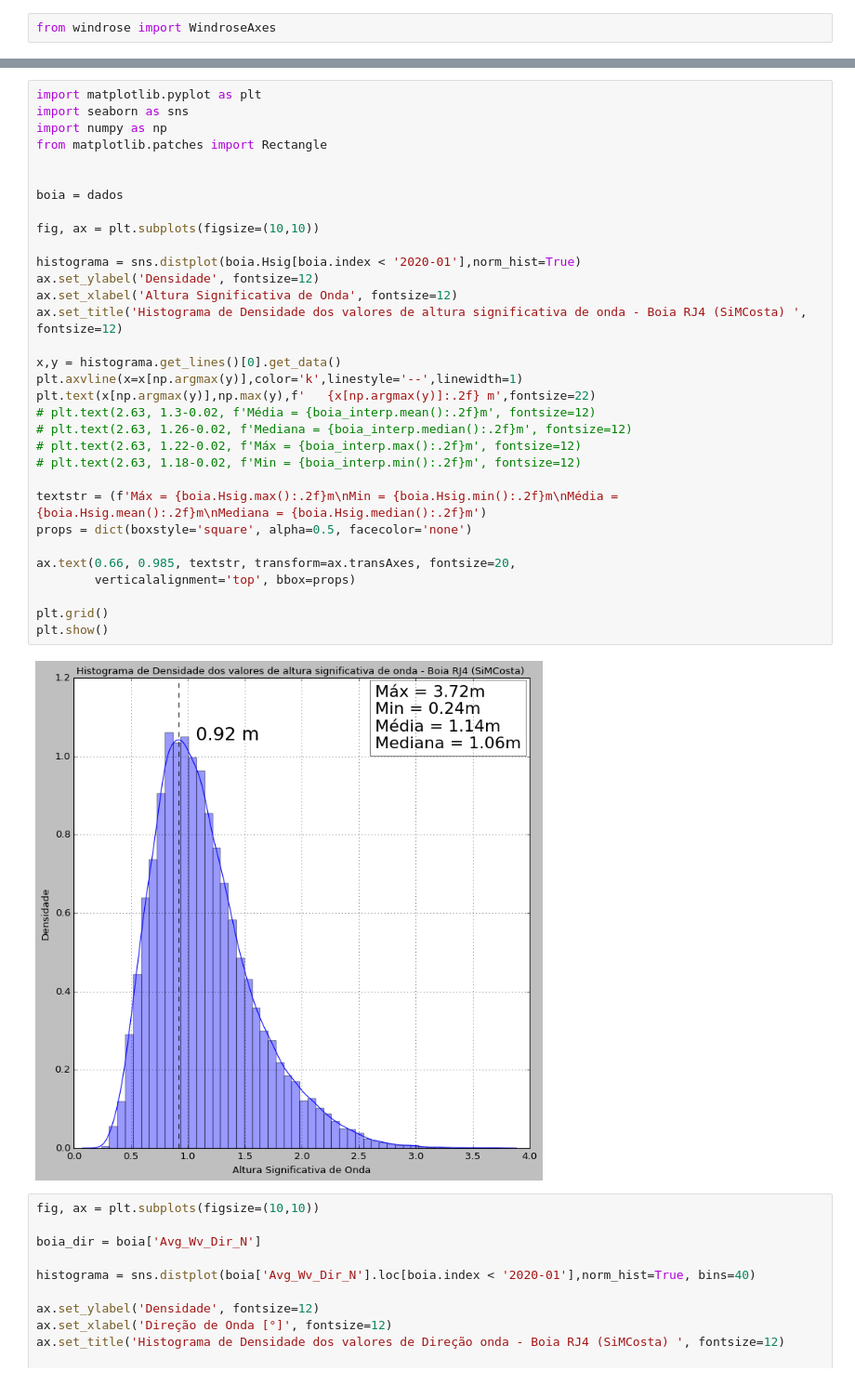
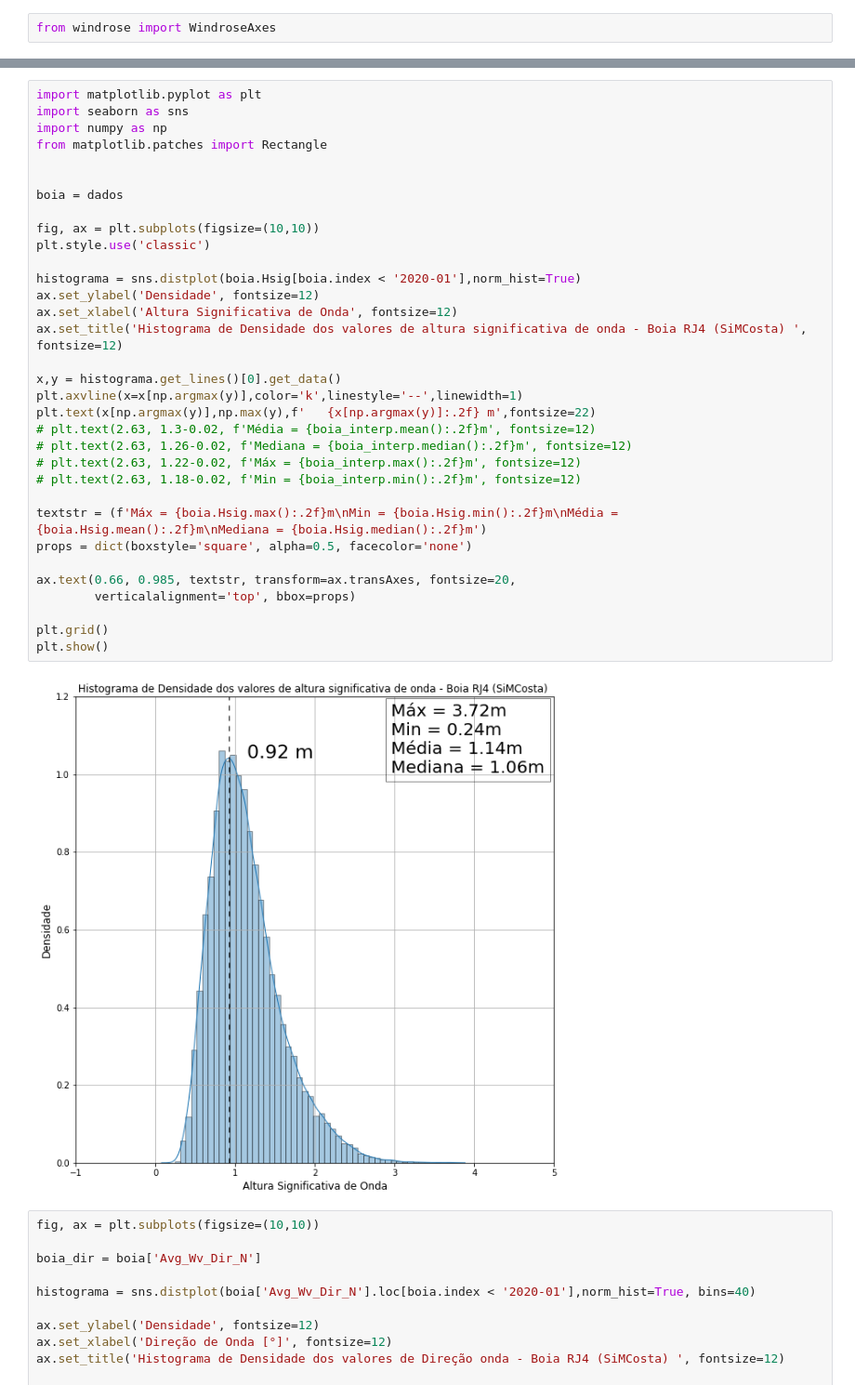
Before and after one commit to jonatanriq/oceanografia, a Jupyter notebook: analise_simcosta_ipanema.ipynb, the cells around one changed output, grey strips where cells are left out. Shown at 93% size. Cells and saved outputs as stored; diff of their text form.

```diff
--- a/analise_simcosta_ipanema.ipynb
+++ b/analise_simcosta_ipanema.ipynb
@@ -67,34 +64,35 @@ import seaborn as sns
 import numpy as np
 from matplotlib.patches import Rectangle
 
 
 boia = dados
 
 fig, ax = plt.subplots(figsize=(10,10))
+plt.style.use('classic')
 
 histograma = sns.distplot(boia.Hsig[boia.index < '2020-01'],norm_hist=True)
 ax.set_ylabel('Densidade', fontsize=12)
 ax.set_xlabel('Altura Significativa de Onda', fontsize=12)
 ax.set_title('Histograma de Densidade dos valores de altura significativa de onda - Boia RJ4 (SiMCosta) ', fontsize=12)
 
 x,y = histograma.get_lines()[0].get_data()
 plt.axvline(x=x[np.argmax(y)],color='k',linestyle='--',linewidth=1)
 plt.text(x[np.argmax(y)],np.max(y),f'   {x[np.argmax(y)]:.2f} m',fontsize=22)
 # plt.text(2.63, 1.3-0.02, f'Média = {boia_interp.mean():.2f}m', fontsize=12)
 # plt.text(2.63, 1.26-0.02, f'Mediana = {boia_interp.median():.2f}m', fontsize=12)
 # plt.text(2.63, 1.22-0.02, f'Máx = {boia_interp.max():.2f}m', fontsize=12)
 # plt.text(2.63, 1.18-0.02, f'Min = {boia_interp.min():.2f}m', fontsize=12)
 
 textstr = (f'Máx = {boia.Hsig.max():.2f}m\nMin = {boia.Hsig.min():.2f}m\nMédia = {boia.Hsig.mean():.2f}m\nMediana = {boia.Hsig.median():.2f}m')
 props = dict(boxstyle='square', alpha=0.5, facecolor='none')
 
 ax.text(0.66, 0.985, textstr, transform=ax.transAxes, fontsize=20,
         verticalalignment='top', bbox=props)
 
 plt.grid()
 plt.show()
 # %% [output]
-[figure, old version]
+[figure, new version]
 # %%
 fig, ax = plt.subplots(figsize=(10,10))
 
```
Also changed, not shown: parts of 8 cells of this notebook.
